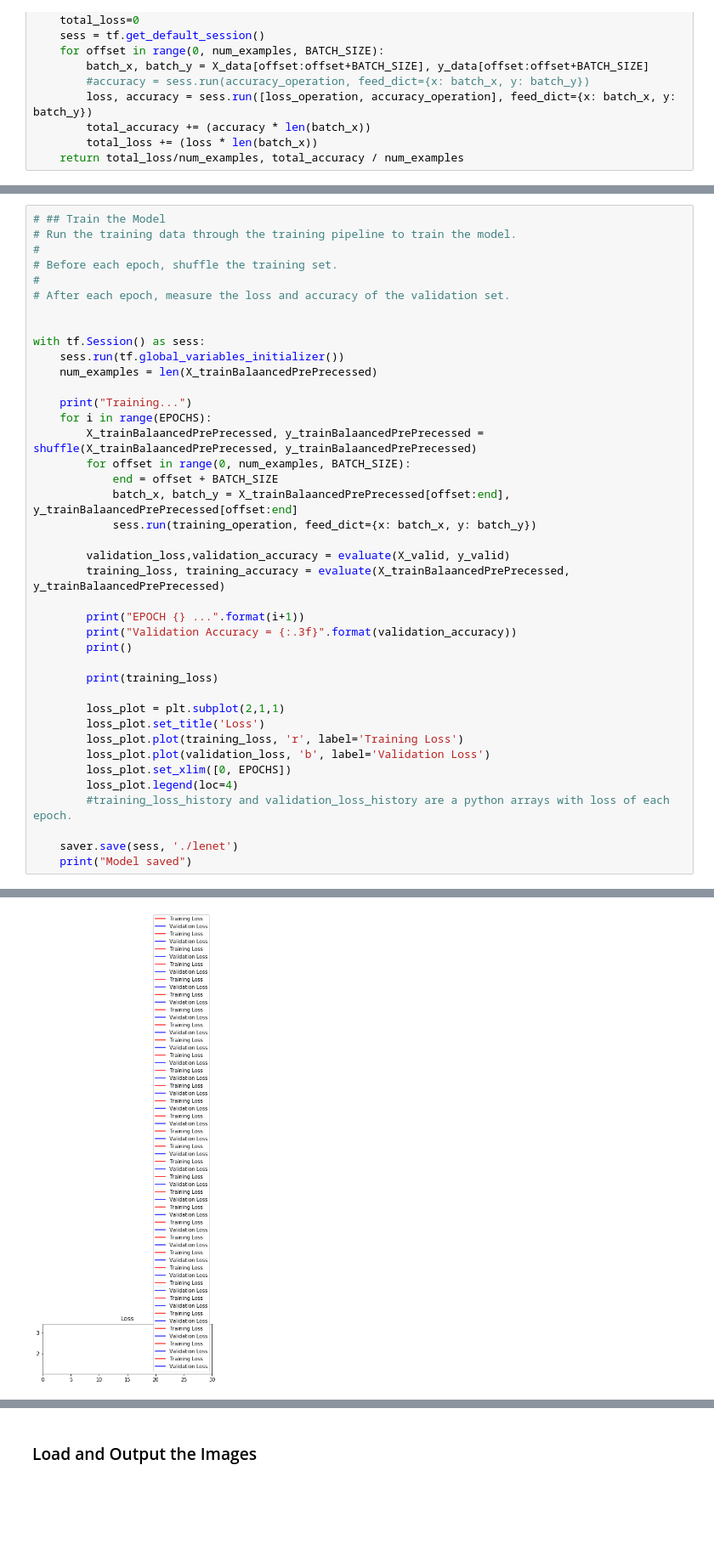
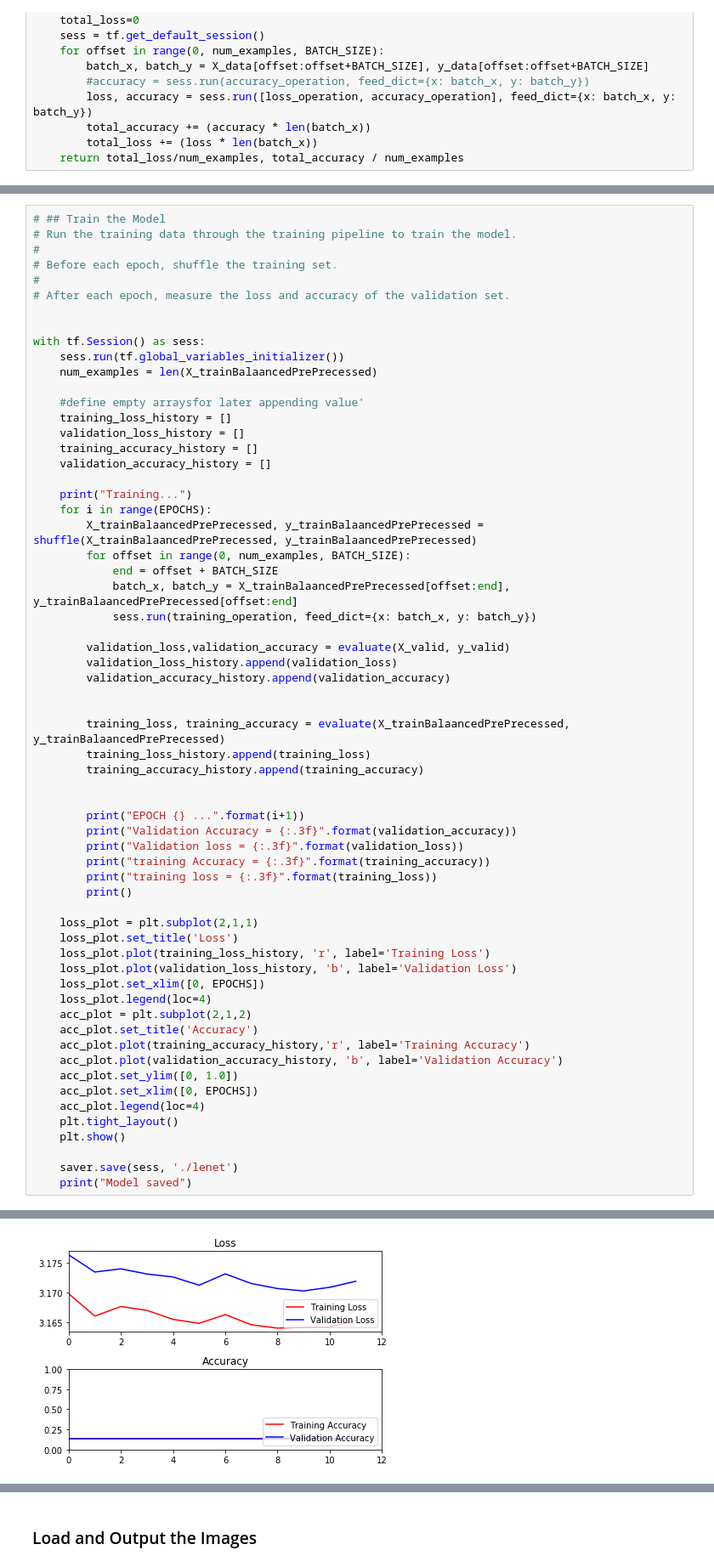
Before and after one commit to DominicusBenacus/CarND-Traffic-Sign-Classifier-Project, a Jupyter notebook: Traffic_Sign_Classifier.ipynb, the cells around one changed output, grey strips where cells are left out. Shown at 85% size. Drawn from its saved outputs; the diff is of its cells as text; blank space fills up the shorter version.

```diff
--- a/Traffic_Sign_Classifier.ipynb
+++ b/Traffic_Sign_Classifier.ipynb
@@ -902,6 +837,12 @@ with tf.Session() as sess:
     sess.run(tf.global_variables_initializer())
     num_examples = len(X_trainBalaancedPrePrecessed)
 
+    #define empty arraysfor later appending value'
+    training_loss_history = []
+    validation_loss_history = []
+    training_accuracy_history = []
+    validation_accuracy_history = []
+
     print("Training...")
     for i in range(EPOCHS):
         X_trainBalaancedPrePrecessed, y_trainBalaancedPrePrecessed = shuffle(X_trainBalaancedPrePrecessed, y_trainBalaancedPrePrecessed)
@@ -911,21 +852,37 @@ with tf.Session() as sess:
             sess.run(training_operation, feed_dict={x: batch_x, y: batch_y})
 
         validation_loss,validation_accuracy = evaluate(X_valid, y_valid)
+        validation_loss_history.append(validation_loss)
+        validation_accuracy_history.append(validation_accuracy)
+
+
         training_loss, training_accuracy = evaluate(X_trainBalaancedPrePrecessed, y_trainBalaancedPrePrecessed)
+        training_loss_history.append(training_loss)
+        training_accuracy_history.append(training_accuracy)
+
 
         print("EPOCH {} ...".format(i+1))
         print("Validation Accuracy = {:.3f}".format(validation_accuracy))
+        print("Validation loss = {:.3f}".format(validation_loss))
+        print("training Accuracy = {:.3f}".format(training_accuracy))
+        print("training loss = {:.3f}".format(training_loss))
         print()
 
-        print(training_loss)
-
-        loss_plot = plt.subplot(2,1,1)
-        loss_plot.set_title('Loss')
-        loss_plot.plot(training_loss, 'r', label='Training Loss')
-        loss_plot.plot(validation_loss, 'b', label='Validation Loss')
-        loss_plot.set_xlim([0, EPOCHS])
-        loss_plot.legend(loc=4)
-        #training_loss_history and validation_loss_history are a python arrays with loss of each epoch.
+    loss_plot = plt.subplot(2,1,1)
+    loss_plot.set_title('Loss')
+    loss_plot.plot(training_loss_history, 'r', label='Training Loss')
+    loss_plot.plot(validation_loss_history, 'b', label='Validation Loss')
+    loss_plot.set_xlim([0, EPOCHS])
+    loss_plot.legend(loc=4)
+    acc_plot = plt.subplot(2,1,2)
+    acc_plot.set_title('Accuracy')
+    acc_plot.plot(training_accuracy_history,'r', label='Training Accuracy')
+    acc_plot.plot(validation_accuracy_history, 'b', label='Validation Accuracy')
+    acc_plot.set_ylim([0, 1.0])
+    acc_plot.set_xlim([0, EPOCHS])
+    acc_plot.legend(loc=4)
+    plt.tight_layout()
+    plt.show()
 
     saver.save(sess, './lenet')
     print("Model saved")
@@ -950 +907 @@ Model saved
-[figure, old version]
+[figure, new version]
```
Also changed, not shown: parts of 11 cells of this notebook, 3 other files.
